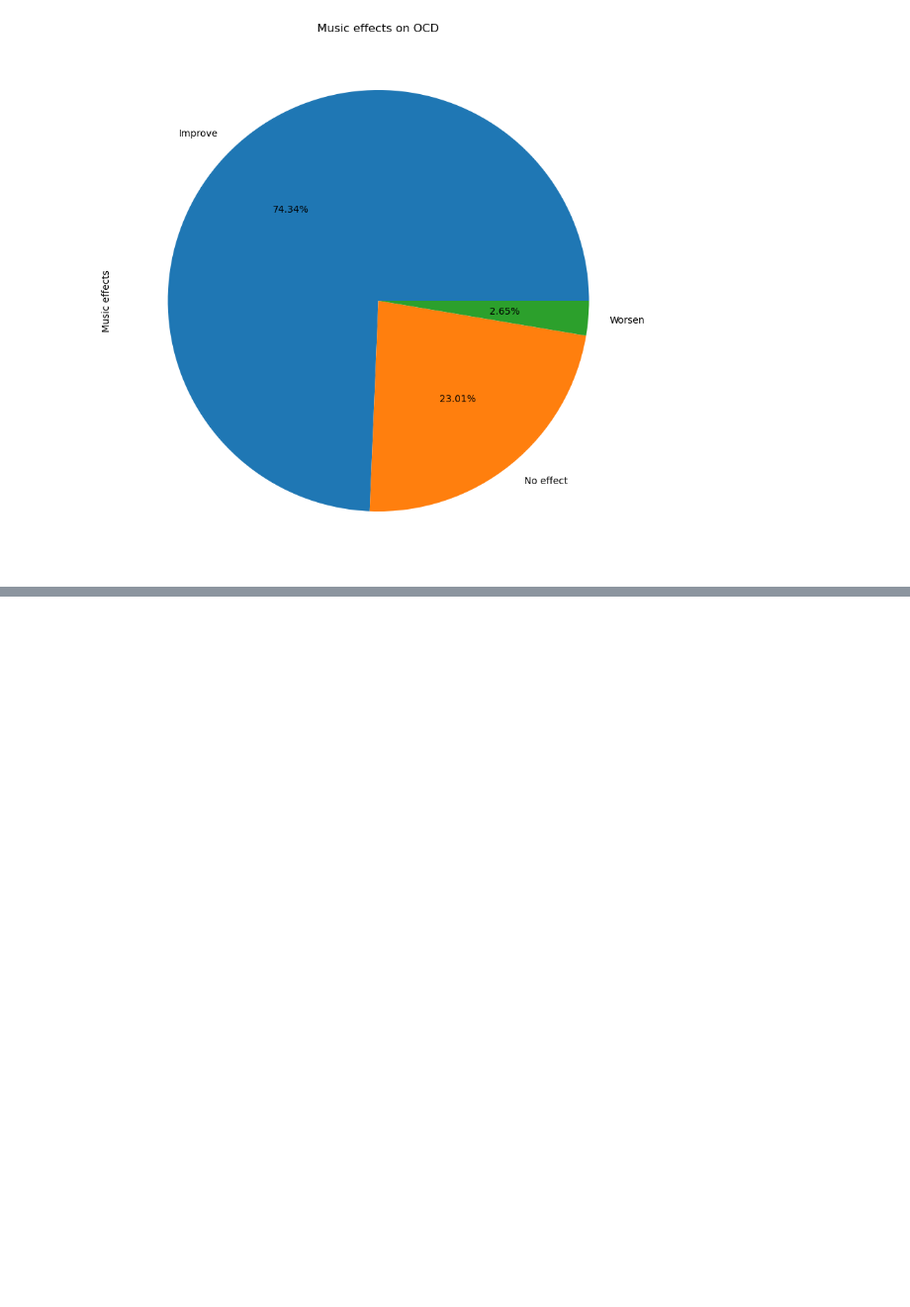
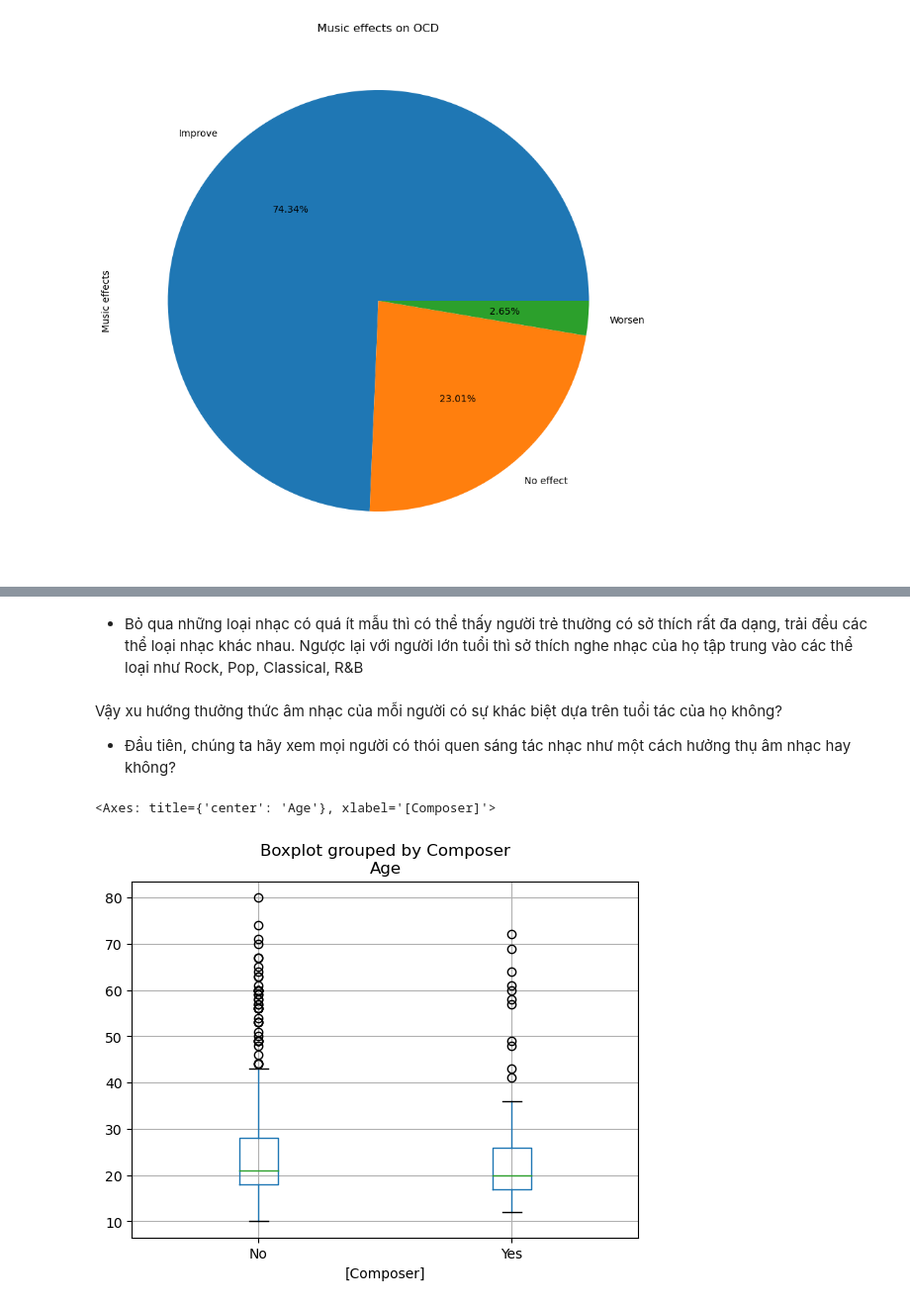
Before and after one commit to HungLVT/DS, a Jupyter notebook: 4.0-questions-and-answers.ipynb, the cells around one changed output, grey strips where cells are left out. Shown: that part at 99% size. Drawn from its saved outputs; the diff is of its cells as text; code cells hidden in the pictures; blank space fills up the shorter version.

```diff
--- a/4.0-questions-and-answers.ipynb
+++ b/4.0-questions-and-answers.ipynb
@@ -117,0 +129,12 @@ plt.show()
+# %% [markdown]
+- Bỏ qua những loại nhạc có quá ít mẫu thì có thể thấy người trẻ thường có sở thích rất đa dạng, trải đều các thể loại nhạc khác nhau. Ngược lại với người lớn tuổi thì sở thích nghe nhạc của họ tập trung vào các thể loại như Rock, Pop, Classical, R&B
+# %% [markdown]
+Vậy xu hướng thưởng thức âm nhạc của mỗi người có sự khác biệt dựa trên tuổi tác của họ không?
+- Đầu tiên, chúng ta hãy xem mọi người có thói quen sáng tác nhạc như một cách hưởng thụ âm nhạc hay không?
+# %%
+#Vẽ biểu đồ box plot giữa composer và độ tuổi của tất cả mọi người
+df_composer_age = df[['Composer', 'Age']]
+df_composer_age.boxplot(by = 'Composer')
+# %% [output]
+<Axes: title={'center': 'Age'}, xlabel='[Composer]'>
+[figure, added]
```
Also changed, not shown: parts of 5 cells of this notebook.
